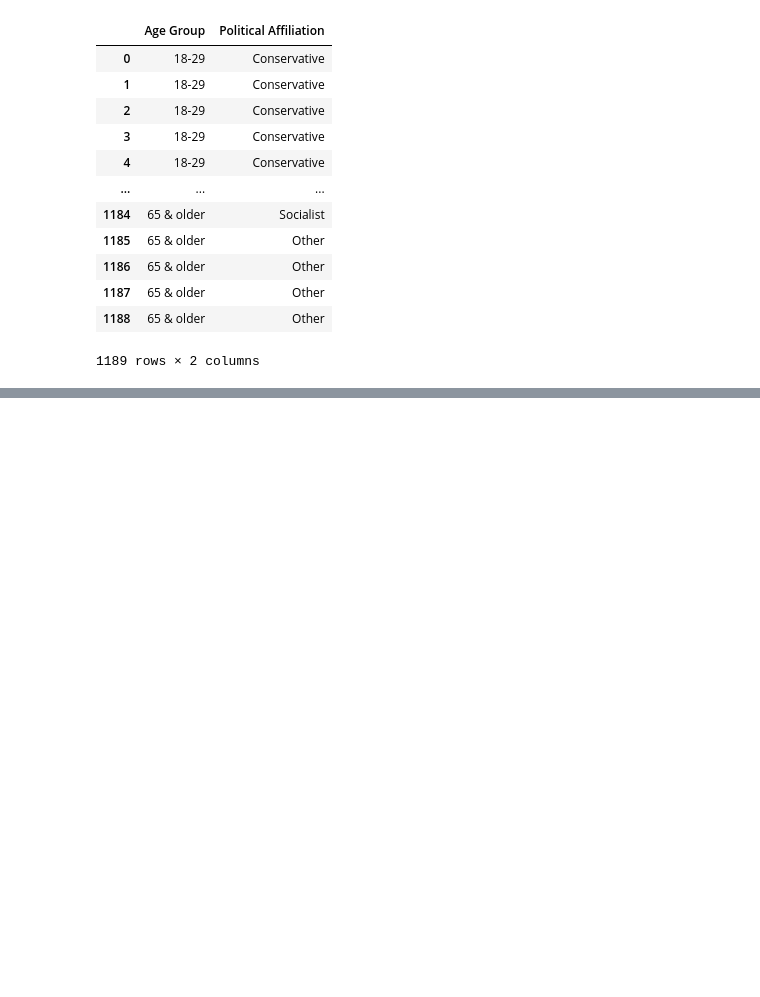
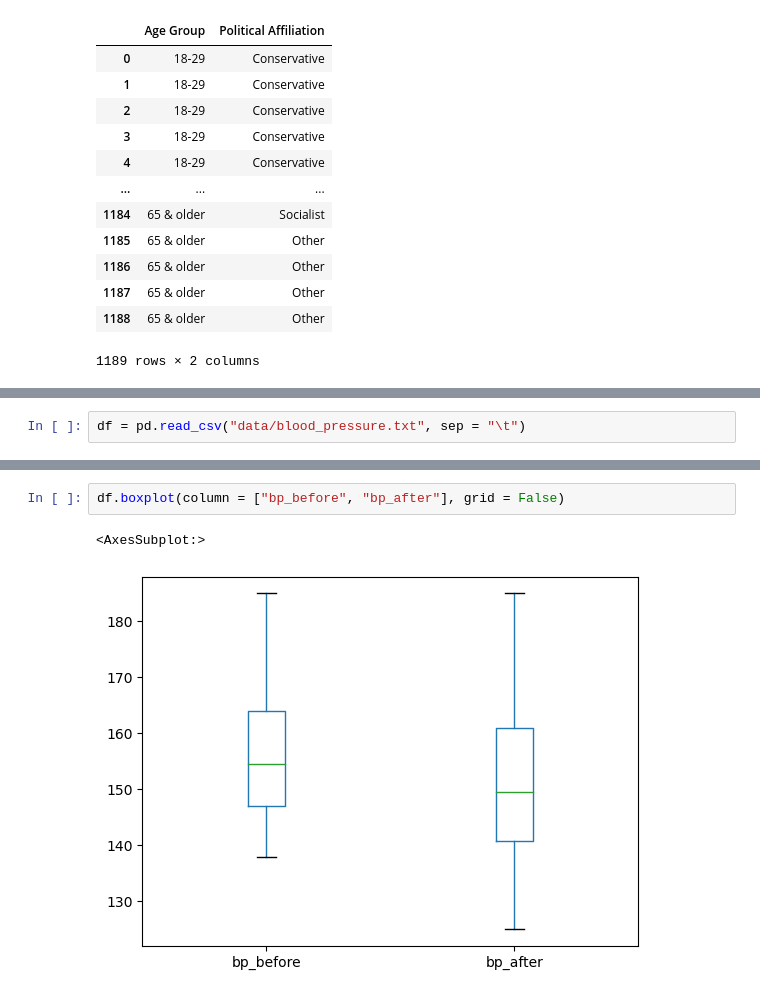
Before and after one commit to axelguerinoctave/M2-ICES-2022-2023, a Jupyter notebook: TP 5.ipynb, the cells around one changed output, grey strips where cells are left out. Cells and saved outputs as stored; diff of their text form; blank space fills up the shorter version.

```diff
--- a/TP 5.ipynb
+++ b/TP 5.ipynb
@@ -122,0 +176,2 @@ df
+# %%
+df = pd.read_csv("data/blood_pressure.txt", sep = "\t")
@@ -122,0 +206,5 @@ df
+# %%
+df.boxplot(column = ["bp_before", "bp_after"], grid = False)
+# %% [output]
+<AxesSubplot:>
+[figure, added]
```
Also changed, not shown: parts of 15 cells of this notebook.
